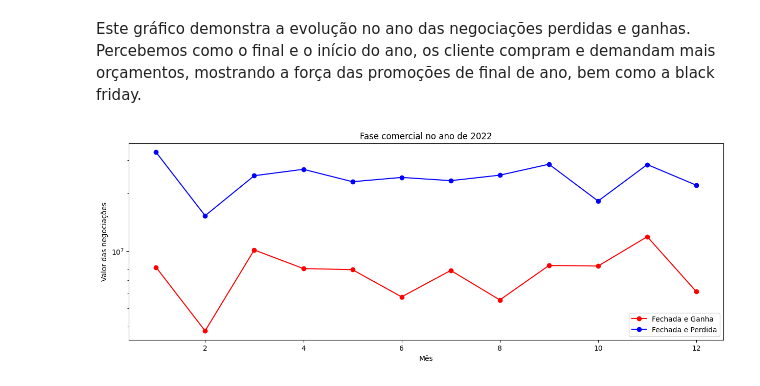
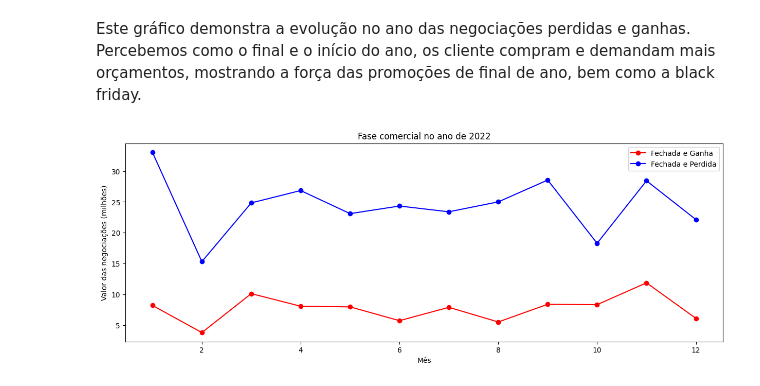
Before and after one commit to JCCamelo/MVP1_PUC, a Jupyter notebook: MVP1_Análise_de_dados.ipynb, the cells around one changed output. Drawn from its saved outputs; the diff is of its cells as text; code cells hidden in the pictures.

```diff
--- a/MVP1_Análise_de_dados.ipynb
+++ b/MVP1_Análise_de_dados.ipynb
@@ -777,31 +777,31 @@ Este gráfico demonstra a evolução no ano das negociações perdidas e ganhas.
 # %%
 # cria uma tabela dinâmica com os valores de 'valor' agrupados por 'mes_criacao' e 'fase_comercial'
 pivot_table = pd.pivot_table(dataset_new, values='valor', index='mes_criacao', columns='fase_comercial', aggfunc='sum')
+
+# divide os valores por 1 milhão
+pivot_table = pivot_table / 1e6
 
 # prepara a figura e a área do gráfico
 fig, ax = plt.subplots(figsize=(15,5))
 
 # plota as linhas com os valores de 'Fechada e Ganha' e 'Fechada e Perdida'
 ax.plot(pivot_table.index, pivot_table['Fechada e Ganha'], color='red', marker='o', label='Fechada e Ganha')
 ax.plot(pivot_table.index, pivot_table['Fechada e Perdida'], color='blue', marker='o', label='Fechada e Perdida')
 
 # configura o título e os rótulos dos eixos
 ax.set_title('Fase comercial no ano de 2022')
 ax.set_xlabel('Mês')
-ax.set_ylabel('Valor das negociações')
-
-# adiciona escala logarítmica no eixo Y
-ax.set_yscale('log')
+ax.set_ylabel('Valor das negociações (milhões)')
 
 # acrescenta legenda
 ax.legend()
 
 # salva o gráfico em diferentes formatos
 plt.savefig("linha-simples.pdf")
 plt.savefig("linha-simples.svg")
 plt.savefig("linha-simples.png", dpi=150, format="png")
 
 # exibe o gráfico
 plt.show()
 # %% [output]
-[figure, old version]
+[figure, new version]
```
Also changed, not shown: parts of 3 cells of this notebook.
